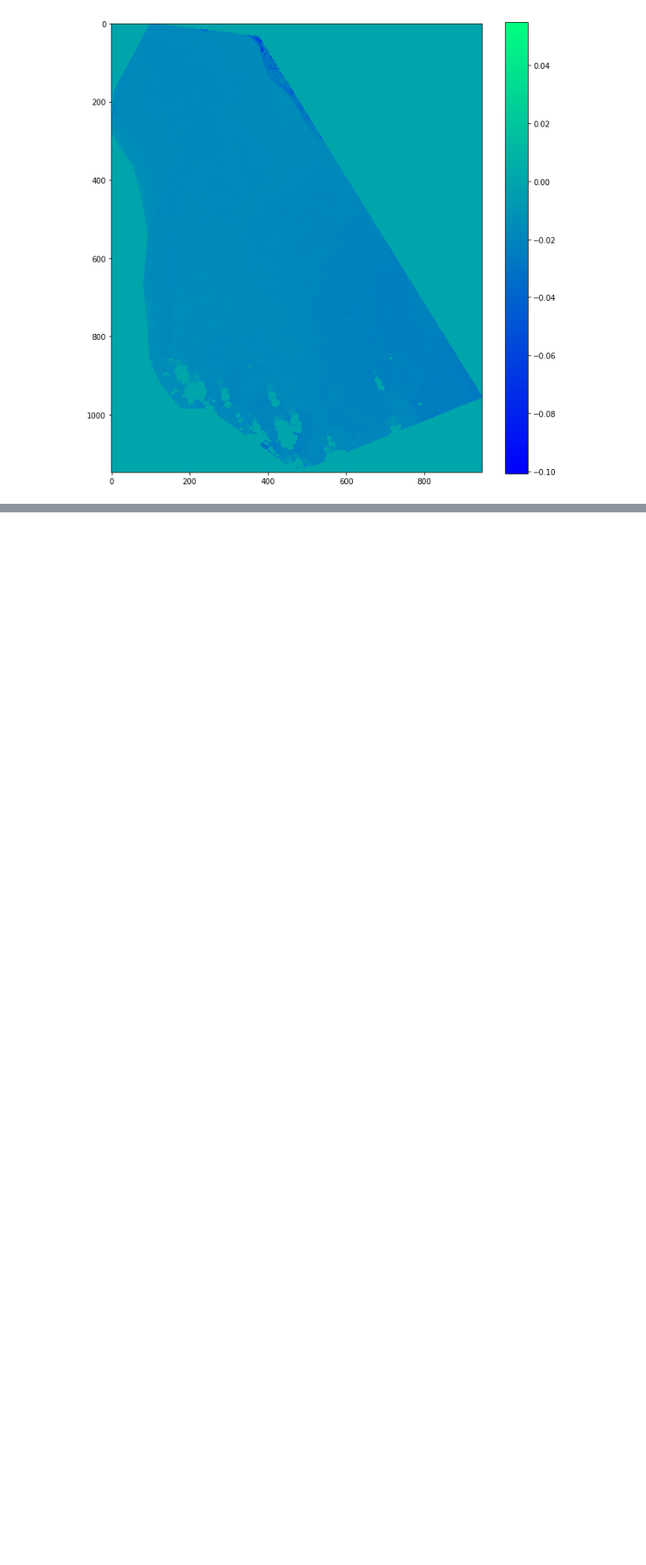
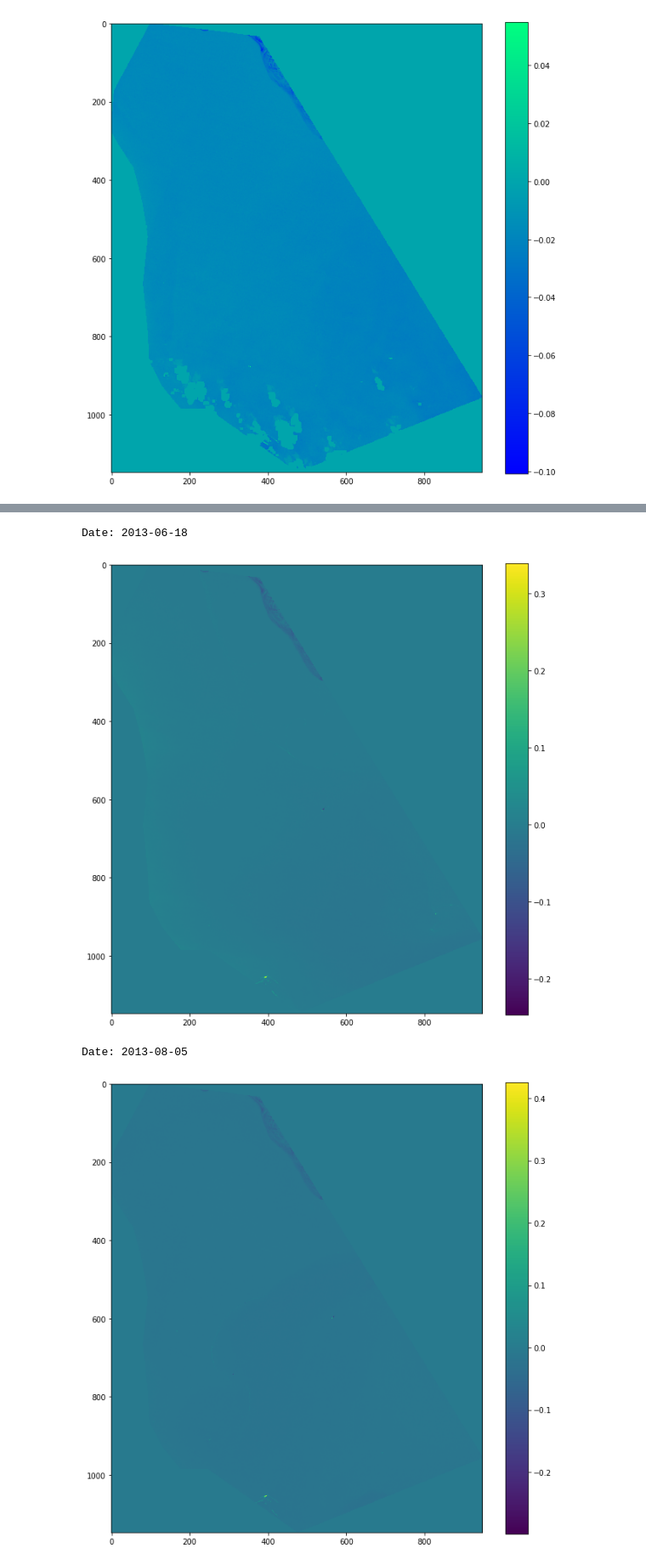
Before and after one commit to feleHaile/projections-clouds-and-Gdansk-Bay, a Jupyter notebook: example_solution.ipynb, the cells around one changed output, grey strips where cells are left out. Shown at 85% size. Drawn from its saved outputs; the diff is of its cells as text; code cells hidden in the pictures; blank space fills up the shorter version.

```diff
--- a/example_solution.ipynb
+++ b/example_solution.ipynb
@@ -1065,0 +1099,6 @@ plt.show()
+# %%
+# And kab1 results
+
+threshold = np.mean(bands_df['KAB1-cloudless'])
+algal_blooms_by_kab1 = bands_df[bands_df['KAB1-cloudless'] > threshold]
+algal_blooms_by_kab1
@@ -1065,0 +1116,18 @@ plt.show()
+# %%
+# Checking... the best option is to look into a kab1 image itself
+
+def perform_visual_test_kab1(df_of_interest):
+    test_band = df_of_interest.apply(lambda x: calculate_kab1(x[2],
+                                                            x[3]), axis=1)
+    indexes = test_band.index.values
+    for i in indexes:
+        print('Date:', i)
+        show_band(test_band[i], color_map='viridis', remove_negative=False)
+
+
+perform_visual_test_evi(algal_blooms_by_kab1)
+# %% [output]
+Date: 2013-06-18
+[figure, added]
+Date: 2013-08-05
+[figure, added]
```
Also changed, not shown: parts of 9 cells of this notebook.
